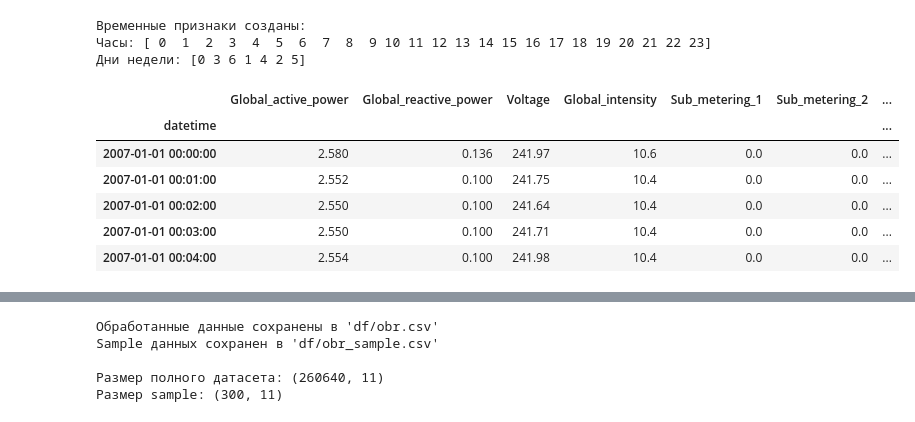
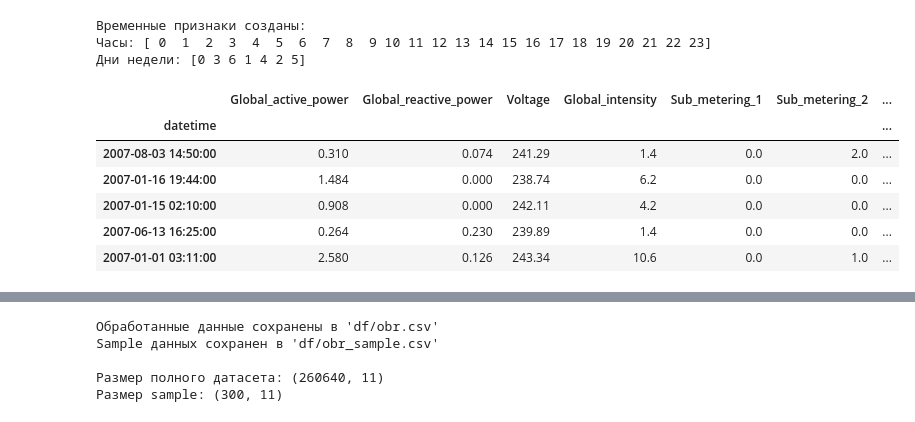
Before and after one commit to pogodaa/ML_cursovaya, a Jupyter notebook: main.ipynb, the cells around one changed output, grey strips where cells are left out. Drawn from its saved outputs; the diff is of its cells as text; code cells hidden in the pictures.

```diff
--- a/main.ipynb
+++ b/main.ipynb
@@ -18,9 +18,12 @@ print("Библиотеки успешно загружены!")
 # %% [markdown]
 #### Загрузка и анализ данных
 # %%
+# Определяем все возможные значения пропусков
+MISSING_VALUES = ['?', '', ' ', 'null', 'NULL', 'NaN', 'nan', 'None', 'N/A', 'n/a', '#N/A', '--', '-', '...', 'NA', 'na']
+
 # Загрузка данных с обработкой пропусков
 df = pd.read_csv('df/isxod.csv',
-                 na_values=['?'],  # помечаем '?' как пропуски
+                 na_values=MISSING_VALUES,
                  low_memory=False)
 
 print(f"Размер данных: {df.shape}")
@@ -145,12 +148,12 @@ print(f"Дни недели: {df['day_of_week'].unique()}")
 Часы: [ 0  1  2  3  4  5  6  7  8  9 10 11 12 13 14 15 16 17 18 19 20 21 22 23]
 Дни недели: [0 3 6 1 4 2 5]
 # %%
-df.head(5)
+df.sample(5)
 # %% [output]
 |  | Global_active_power | Global_reactive_power | Voltage | Global_intensity | Sub_metering_1 | Sub_metering_2 | ... |
 | datetime |  |  |  |  |  |  | ... |
-| 2007-01-01 00:00:00 | 2.580 | 0.136 | 241.97 | 10.6 | 0.0 | 0.0 | ... |
-| 2007-01-01 00:01:00 | 2.552 | 0.100 | 241.75 | 10.4 | 0.0 | 0.0 | ... |
-| 2007-01-01 00:02:00 | 2.550 | 0.100 | 241.64 | 10.4 | 0.0 | 0.0 | ... |
-| 2007-01-01 00:03:00 | 2.550 | 0.100 | 241.71 | 10.4 | 0.0 | 0.0 | ... |
-| 2007-01-01 00:04:00 | 2.554 | 0.100 | 241.98 | 10.4 | 0.0 | 0.0 | ... |
+| 2007-08-03 14:50:00 | 0.310 | 0.074 | 241.29 | 1.4 | 0.0 | 2.0 | ... |
+| 2007-01-16 19:44:00 | 1.484 | 0.000 | 238.74 | 6.2 | 0.0 | 0.0 | ... |
+| 2007-01-15 02:10:00 | 0.908 | 0.000 | 242.11 | 4.2 | 0.0 | 0.0 | ... |
+| 2007-06-13 16:25:00 | 0.264 | 0.230 | 239.89 | 1.4 | 0.0 | 0.0 | ... |
+| 2007-01-01 03:11:00 | 2.580 | 0.126 | 243.34 | 10.6 | 0.0 | 1.0 | ... |
```
Also changed, not shown: parts of 7 cells of this notebook, 1 other file.
